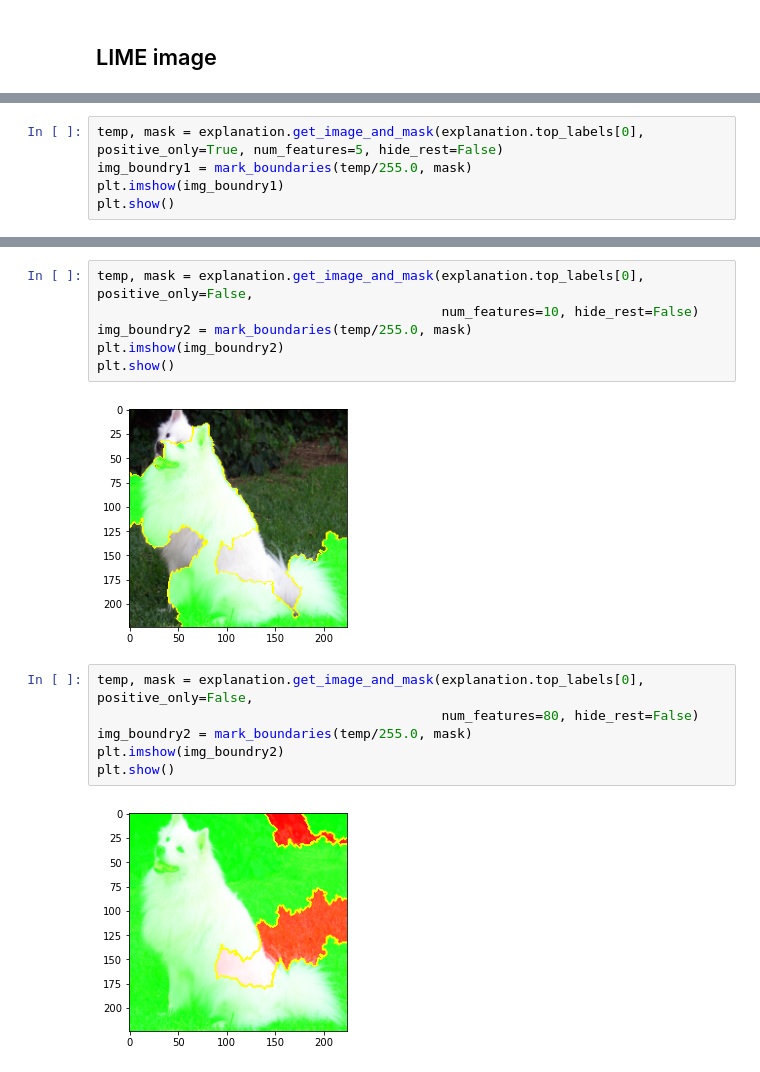
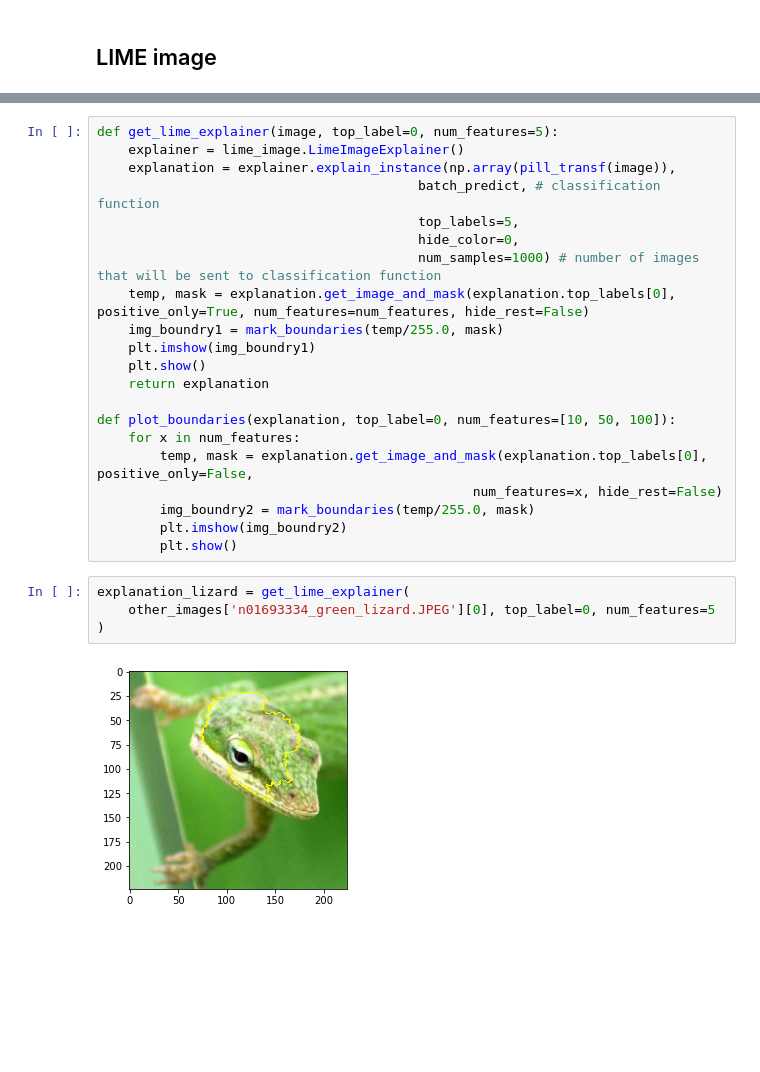
Before and after one commit to wenth1021/feature-importance-cv, a Jupyter notebook: lime.ipynb, the cells around one changed output, grey strips where cells are left out. Cells and saved outputs as stored; diff of their text form; blank space fills up the shorter version.

```diff
--- a/lime.ipynb
+++ b/lime.ipynb
@@ -146,5 +216,0 @@ from skimage.segmentation import mark_boundaries
-# %%
-temp, mask = explanation.get_image_and_mask(explanation.top_labels[0], positive_only=True, num_features=5, hide_rest=False)
-img_boundry1 = mark_boundaries(temp/255.0, mask)
-plt.imshow(img_boundry1)
-plt.show()
@@ -153,16 +217,27 @@ plt.show()
-# %%
-temp, mask = explanation.get_image_and_mask(explanation.top_labels[0], positive_only=False,
-                                            num_features=10, hide_rest=False)
-img_boundry2 = mark_boundaries(temp/255.0, mask)
-plt.imshow(img_boundry2)
-plt.show()
-# %% [output]
-[figure, removed]
-# %%
-temp, mask = explanation.get_image_and_mask(explanation.top_labels[0], positive_only=False,
-                                            num_features=80, hide_rest=False)
-img_boundry2 = mark_boundaries(temp/255.0, mask)
-plt.imshow(img_boundry2)
-plt.show()
-# %% [output]
-[figure, removed]
+# %%
+def get_lime_explainer(image, top_label=0, num_features=5):
+    explainer = lime_image.LimeImageExplainer()
+    explanation = explainer.explain_instance(np.array(pill_transf(image)),
+                                         batch_predict, # classification function
+                                         top_labels=5,
+                                         hide_color=0,
+                                         num_samples=1000) # number of images that will be sent to classification function
+    temp, mask = explanation.get_image_and_mask(explanation.top_labels[0], positive_only=True, num_features=num_features, hide_rest=False)
+    img_boundry1 = mark_boundaries(temp/255.0, mask)
+    plt.imshow(img_boundry1)
+    plt.show()
+    return explanation
+
+def plot_boundaries(explanation, top_label=0, num_features=[10, 50, 100]):
+    for x in num_features:
+        temp, mask = explanation.get_image_and_mask(explanation.top_labels[0], positive_only=False,
+                                                num_features=x, hide_rest=False)
+        img_boundry2 = mark_boundaries(temp/255.0, mask)
+        plt.imshow(img_boundry2)
+        plt.show()
+# %%
+explanation_lizard = get_lime_explainer(
+    other_images['n01693334_green_lizard.JPEG'][0], top_label=0, num_features=5
+)
+# %% [output]
+[figure, added]
```
Also changed, not shown: parts of 12 cells of this notebook, 14 other files.
